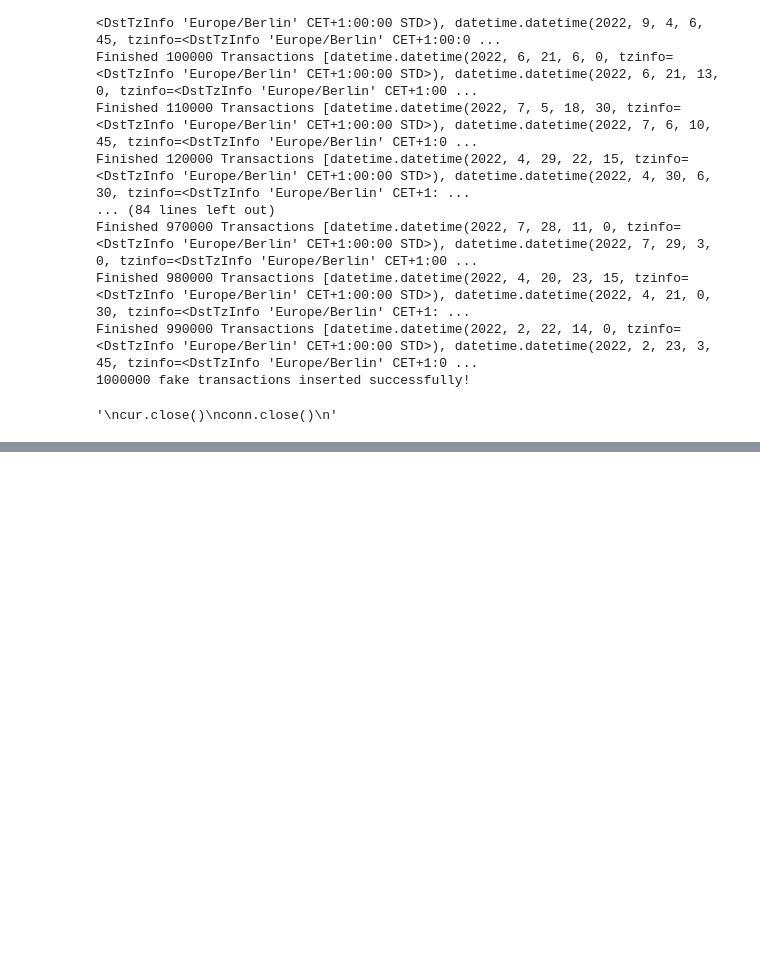
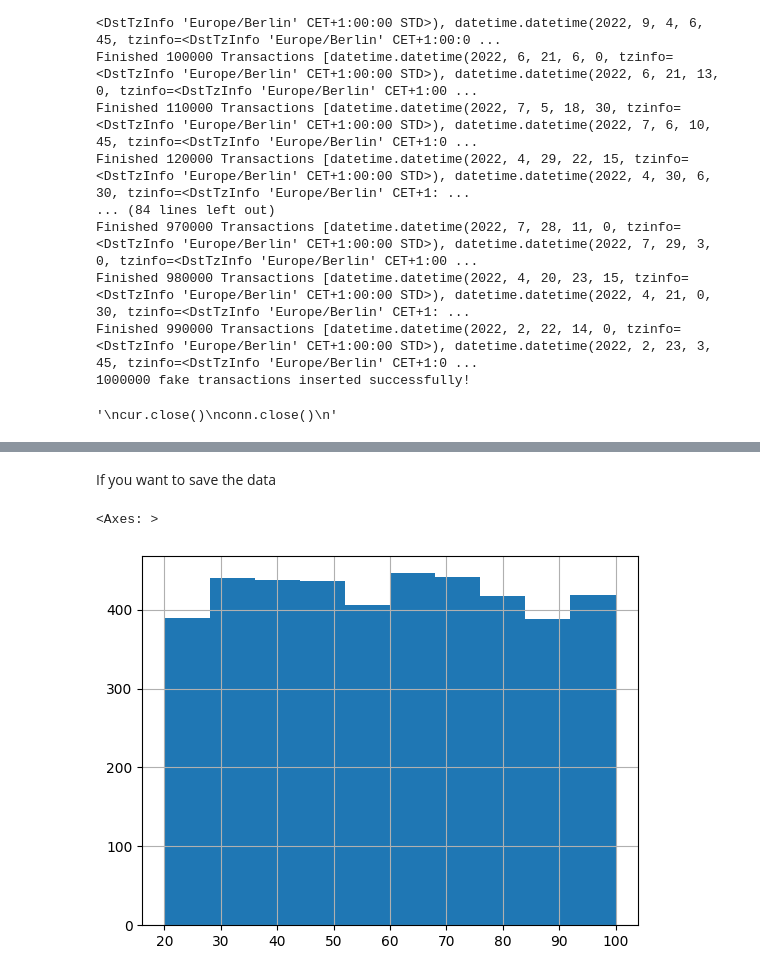
Before and after one commit to ub1999/Rolling-Intrinsic-BESS-Intraday-Trading, a Jupyter notebook: Create Randomized Intraday Transaction Data.ipynb, the cells around one changed output, grey strips where cells are left out. Saved outputs shown, nothing was run; the diff lists cells and outputs as text; code cells hidden in the pictures; blank space fills up the shorter version.

Commit message:
updated how data is stored

```diff
--- a/Create Randomized Intraday Transaction Data.ipynb
+++ b/Create Randomized Intraday Transaction Data.ipynb
@@ -356 +356,3 @@ df_fake_transactions.head()
+# %% [markdown]
+If you want to save the data
 # %%
@@ -357,0 +360,5 @@ df_fake_transactions.to_parquet("./fake_data/transaction_data.parquet")
+# %%
+df_fake_transactions.set_index("executiontime").sort_index().loc["2022-01-01 10:00:00":"2022-01-01 16:00:00","price"].hist()
+# %% [output]
+<Axes: >
+[figure, added]
```
Also changed, not shown: parts of 2 cells of this notebook.
